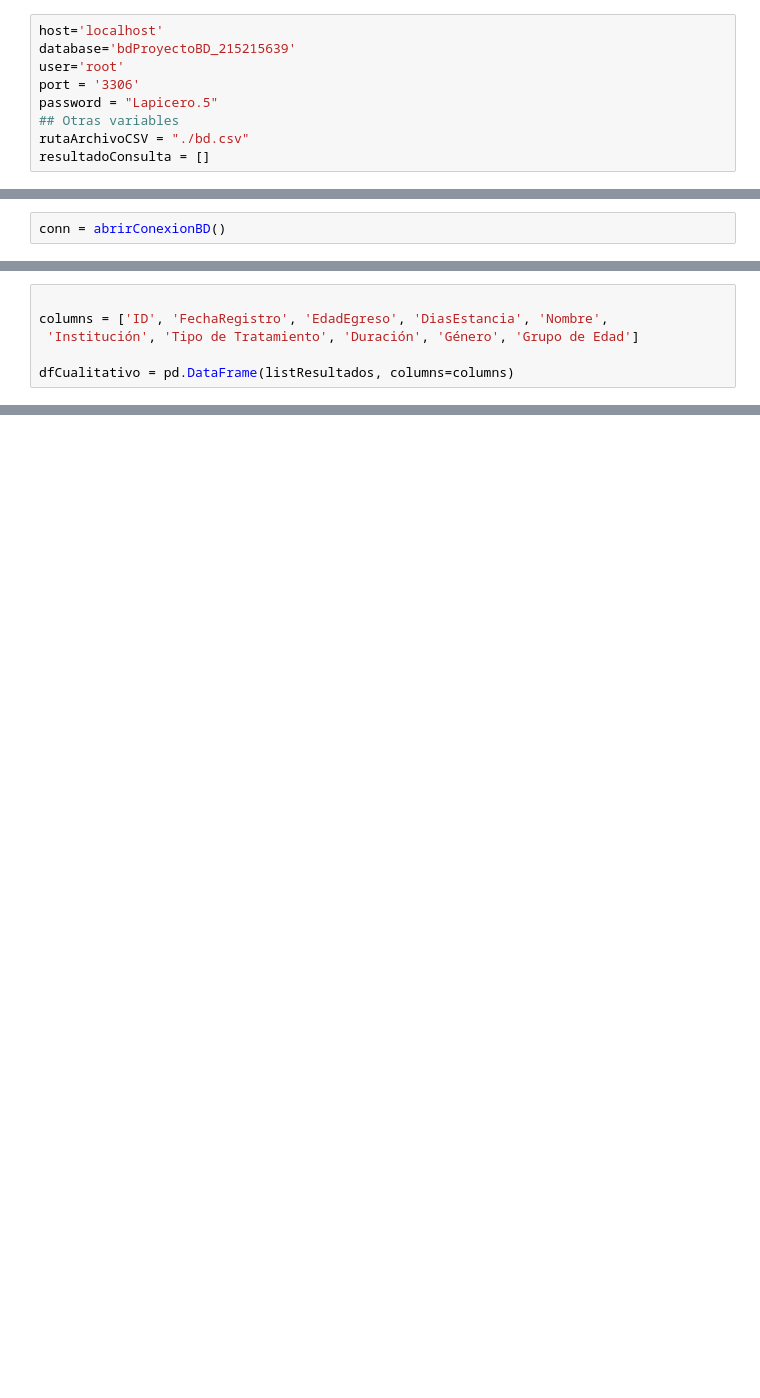
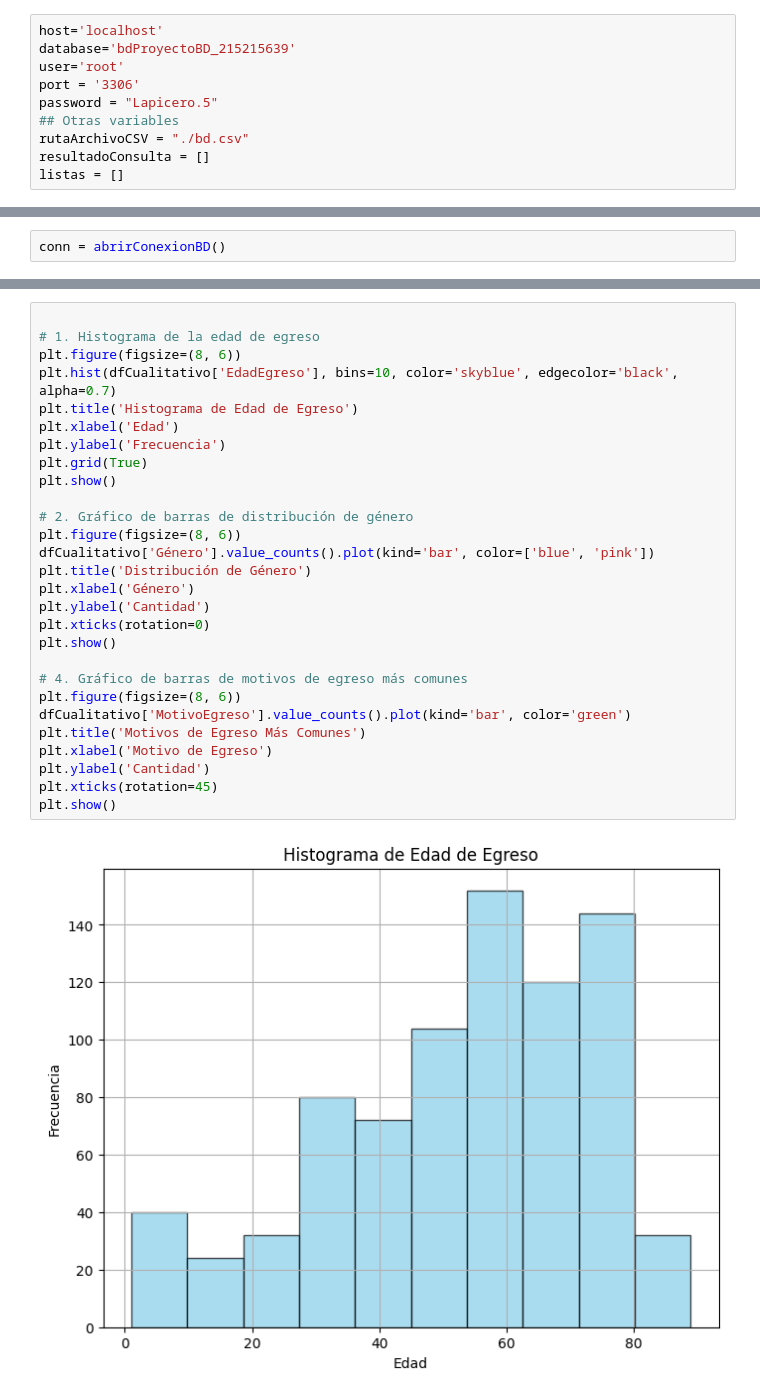
Before and after one commit to propedeuticosmcd/proyectoBD_, a Jupyter notebook: proyecto.ipynb, the cells around one changed output, grey strips where cells are left out. Cells and saved outputs as stored; diff of their text form; blank space fills up the shorter version.

```diff
--- a/proyecto.ipynb
+++ b/proyecto.ipynb
@@ -14,6 +18,7 @@ password = "Lapicero.5"
 ## Otras variables
 rutaArchivoCSV = "./bd.csv"
 resultadoConsulta = []
+listas = []
 # %%
 def abrirConexionBD():
 
@@ -133,6 +70,0 @@ print(listResultados)
-# %%
-
-columns = ['ID', 'FechaRegistro', 'EdadEgreso', 'DiasEstancia', 'Nombre',
- 'Institución', 'Tipo de Tratamiento', 'Duración', 'Género', 'Grupo de Edad']
-
-dfCualitativo = pd.DataFrame(listResultados, columns=columns)
@@ -142,0 +145,30 @@ dfCualitativo.shape
+# %%
+
+# 1. Histograma de la edad de egreso
+plt.figure(figsize=(8, 6))
+plt.hist(dfCualitativo['EdadEgreso'], bins=10, color='skyblue', edgecolor='black', alpha=0.7)
+plt.title('Histograma de Edad de Egreso')
+plt.xlabel('Edad')
+plt.ylabel('Frecuencia')
+plt.grid(True)
+plt.show()
+
+# 2. Gráfico de barras de distribución de género
+plt.figure(figsize=(8, 6))
+dfCualitativo['Género'].value_counts().plot(kind='bar', color=['blue', 'pink'])
+plt.title('Distribución de Género')
+plt.xlabel('Género')
+plt.ylabel('Cantidad')
+plt.xticks(rotation=0)
+plt.show()
+
+# 4. Gráfico de barras de motivos de egreso más comunes
+plt.figure(figsize=(8, 6))
+dfCualitativo['MotivoEgreso'].value_counts().plot(kind='bar', color='green')
+plt.title('Motivos de Egreso Más Comunes')
+plt.xlabel('Motivo de Egreso')
+plt.ylabel('Cantidad')
+plt.xticks(rotation=45)
+plt.show()
+# %% [output]
+[figure, added]
```
Also changed, not shown: parts of 10 cells of this notebook, 4 other files.
